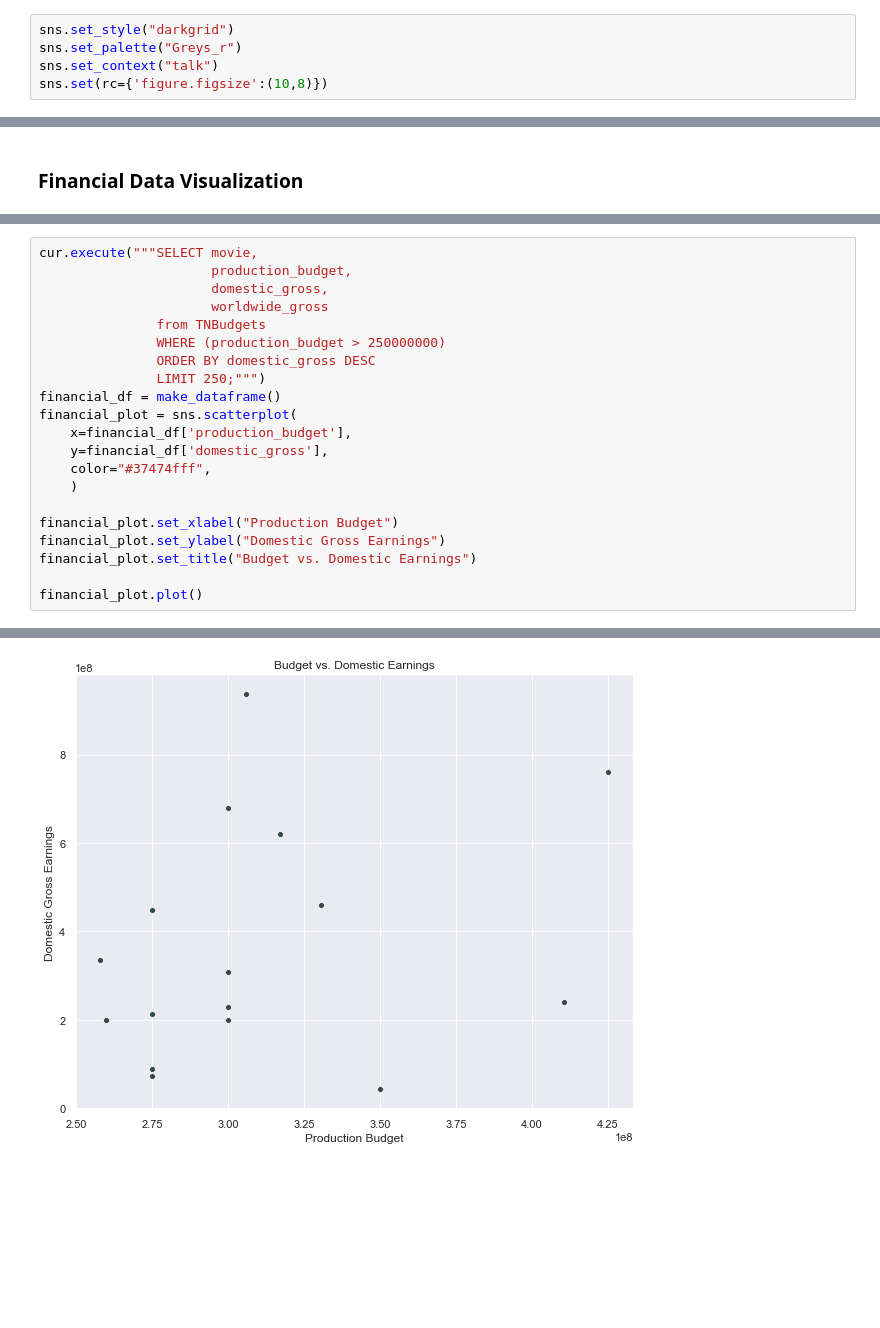
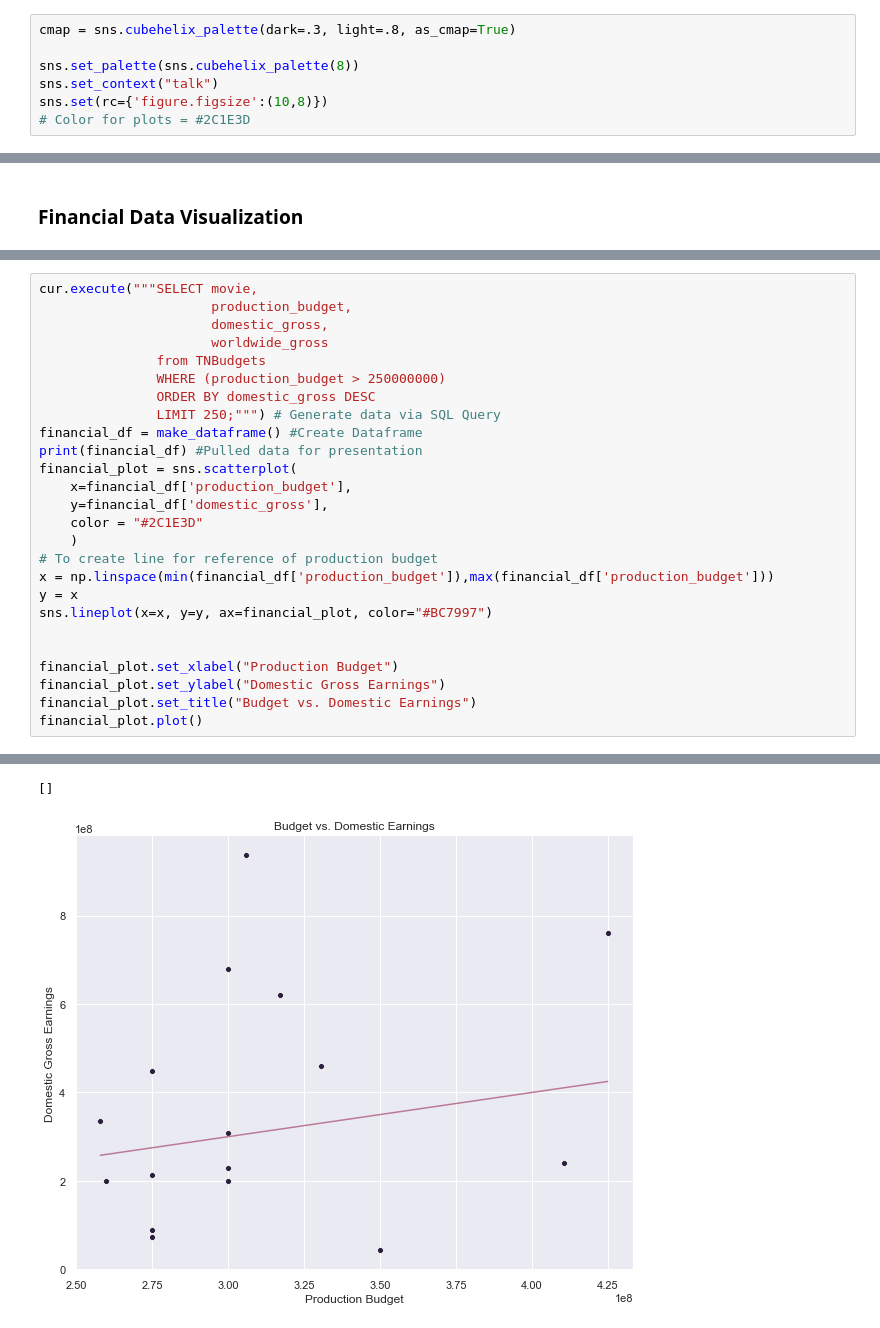
Before and after one commit to cam-benfield/EDA-Project, a Jupyter notebook: student.ipynb, the cells around one changed output, grey strips where cells are left out. Saved outputs shown, nothing was run; the diff lists cells and outputs as text; blank space fills up the shorter version.

```diff
--- a/student.ipynb
+++ b/student.ipynb
@@ -735,7 +739,9 @@ table_creator(tn_budgets_df, 'TNBudgets')
 # %% [markdown]
 # Visualizations
 # %%
-sns.set_style("darkgrid")
-sns.set_palette("Greys_r")
+cmap = sns.cubehelix_palette(dark=.3, light=.8, as_cmap=True)
+
+sns.set_palette(sns.cubehelix_palette(8))
 sns.set_context("talk")
 sns.set(rc={'figure.figsize':(10,8)})
+# Color for plots = #2C1E3D
@@ -772,17 +1093,22 @@ cur.execute("""SELECT movie,
                from TNBudgets
                WHERE (production_budget > 250000000)
                ORDER BY domestic_gross DESC
-               LIMIT 250;""")
-financial_df = make_dataframe()
+               LIMIT 250;""") # Generate data via SQL Query
+financial_df = make_dataframe() #Create Dataframe
+print(financial_df) #Pulled data for presentation
 financial_plot = sns.scatterplot(
     x=financial_df['production_budget'],
     y=financial_df['domestic_gross'],
-    color="#37474fff",
+    color = "#2C1E3D"
     )
+# To create line for reference of production budget
+x = np.linspace(min(financial_df['production_budget']),max(financial_df['production_budget']))
+y = x
+sns.lineplot(x=x, y=y, ax=financial_plot, color="#BC7997")
+
 
 financial_plot.set_xlabel("Production Budget")
 financial_plot.set_ylabel("Domestic Gross Earnings")
 financial_plot.set_title("Budget vs. Domestic Earnings")
-
 financial_plot.plot()
 # %% [output]
@@ -790 +1132,2 @@ financial_plot.plot()
+[]
-[figure, old version]
+[figure, new version]
```
Also changed, not shown: parts of 25 cells of this notebook, 1 other file.
